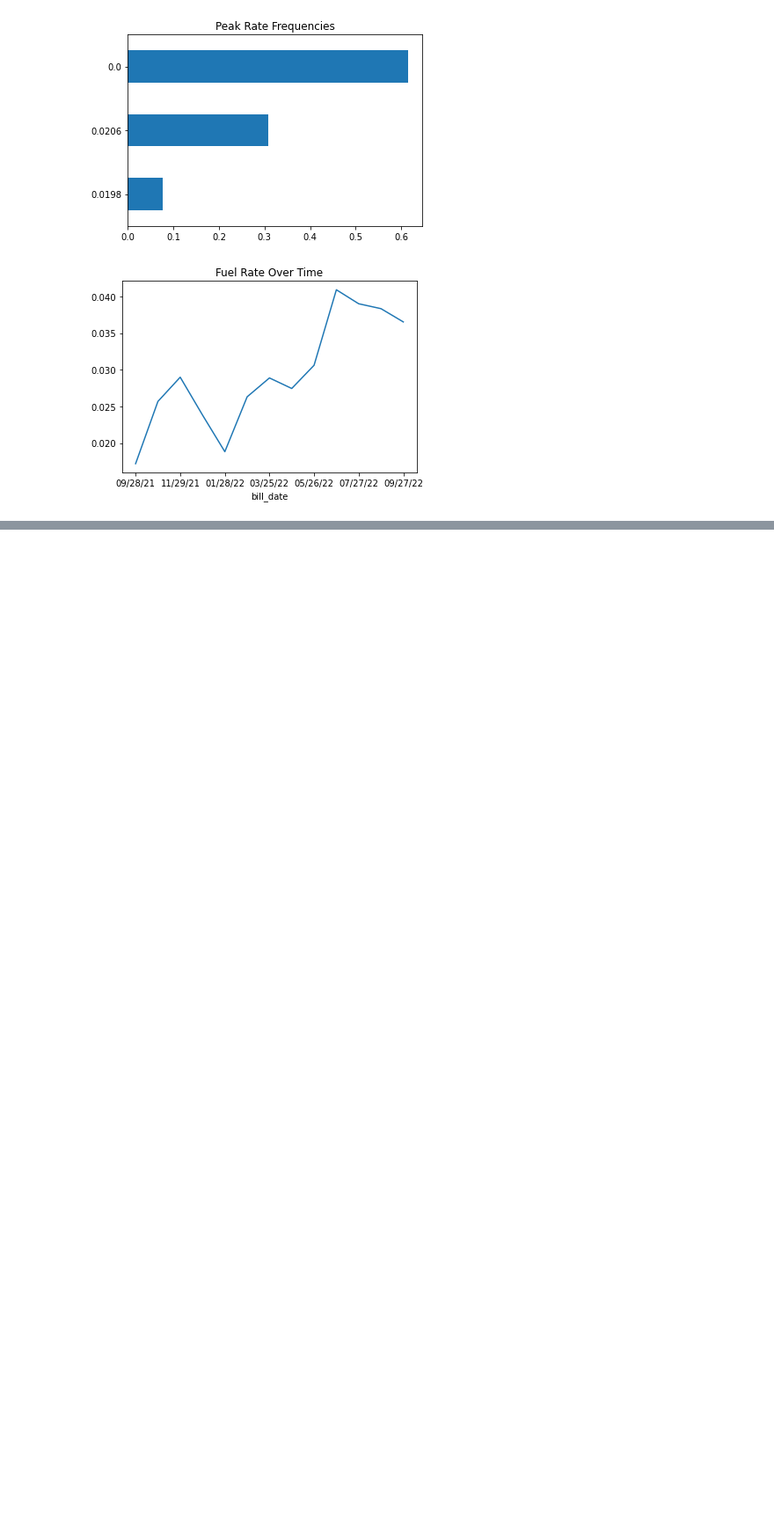
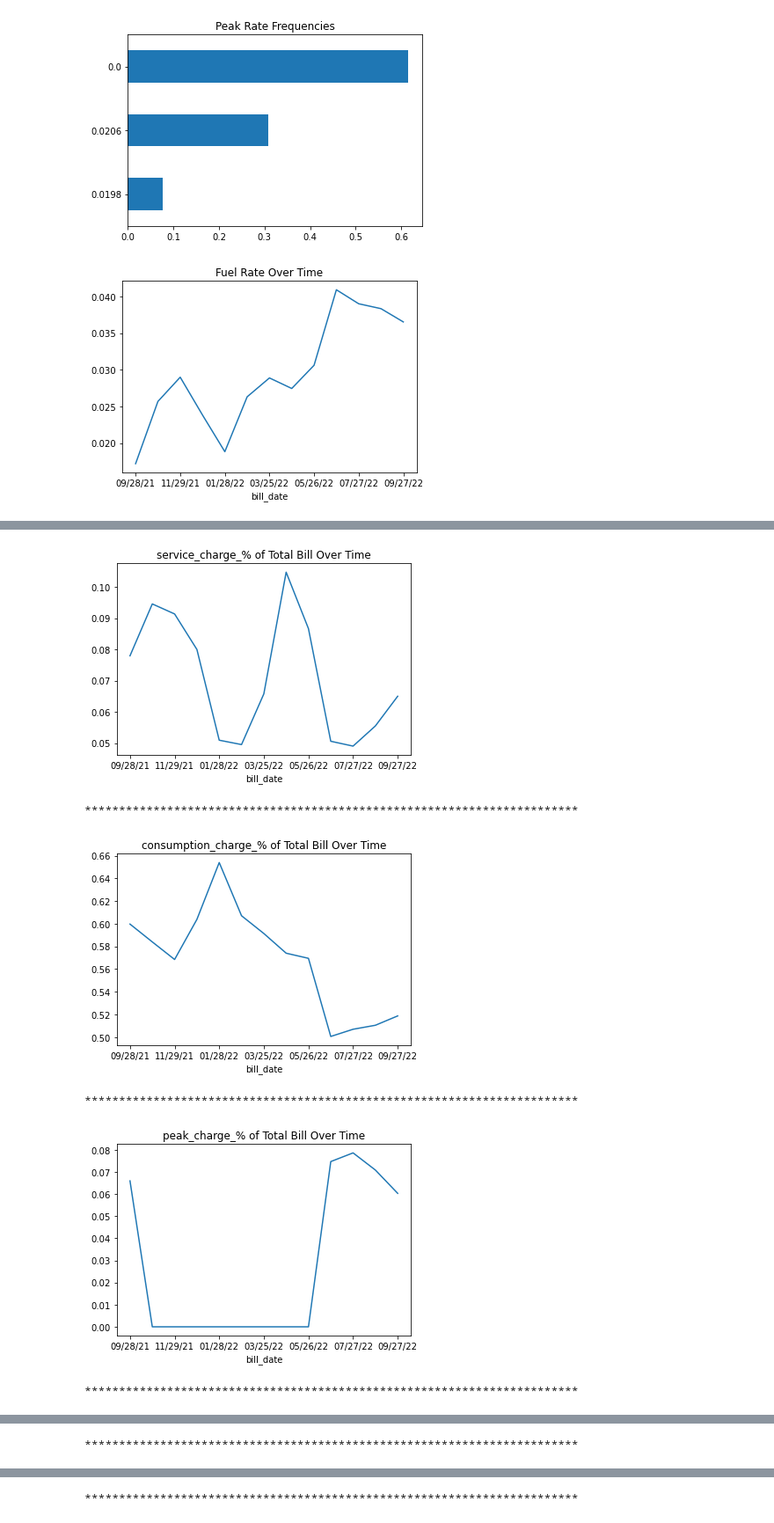
Before and after one commit to stephanie-jones78/what_the_cps, a Jupyter notebook: 05_houston_we_have_data.ipynb, the cells around one changed output, grey strips where cells are left out. Shown at 88% size. Cells and saved outputs as stored; diff of their text form; code cells hidden in the pictures; blank space fills up the shorter version.

```diff
--- a/05_houston_we_have_data.ipynb
+++ b/05_houston_we_have_data.ipynb
@@ -93,0 +143,13 @@ plt.show()
+# %%
+for bill_part_pct in df.iloc[:, -5:].columns:
+    df.set_index('bill_date')[bill_part_pct].plot()
+    plt.title(f'{bill_part_pct} of Total Bill Over Time')
+    plt.show()
+    print('************************************************************************')
+# %% [output]
+[figure, added]
+************************************************************************
+[figure, added]
+************************************************************************
+[figure, added]
+************************************************************************
@@ -93,0 +157 @@ plt.show()
+************************************************************************
@@ -93,0 +159 @@ plt.show()
+************************************************************************
```
Also changed, not shown: parts of 11 cells of this notebook, 5 other files.
